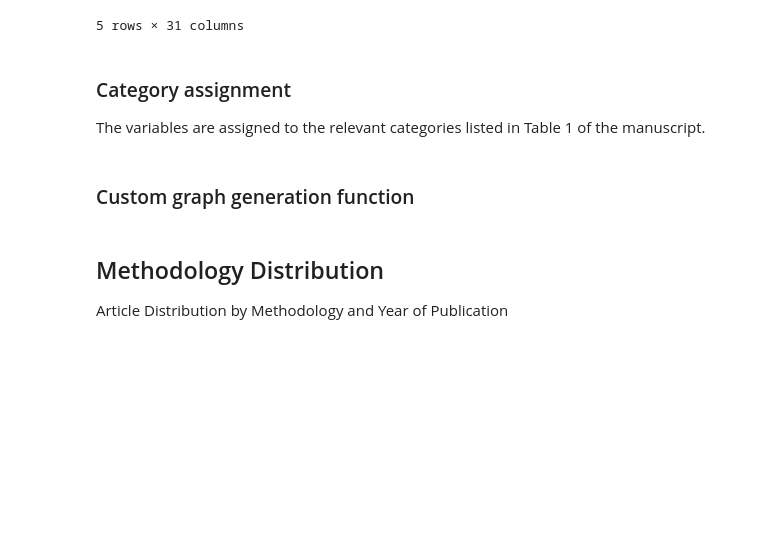
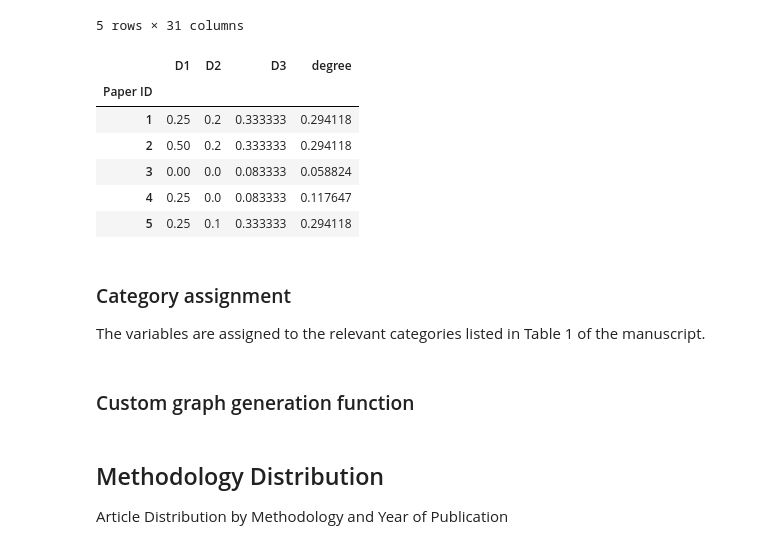
Before and after one commit to michad1111/reproducibility-analysis-ml-based-fdd-hvac, a Jupyter notebook: notebooks/3_plots_for_paper.ipynb, the cells around one changed output. Saved outputs shown, nothing was run; the diff lists cells and outputs as text; code cells hidden in the pictures; blank space fills up the shorter version.

```diff
--- a/notebooks/3_plots_for_paper.ipynb
+++ b/notebooks/3_plots_for_paper.ipynb
@@ -59,6 +62,17 @@ data_numeric.head(5)
 | 4 | https://doi.org/10.1109/AIKIIE600... | 10.1109/AIKIIE60097.2023.10390401 | MB+ML | IEEE | 2023.0 | 0 | 0 | 0 | ... |
 | 5 | https://doi.org/10.1109/ICICT5590... | 10.1109/ICICT55905.2022.00043 | MB+ML+KB | IEEE | 2022.0 | 0 | 1 | 0 | ... |
 5 rows × 31 columns
+# %%
+score_dimension = pd.read_csv(f'{data_path}score_dimension.csv', index_col=0)
+score_dimension.head(5)
+# %% [output]
+|  | D1 | D2 | D3 | degree |
+| Paper ID |  |  |  |  |
+| 1 | 0.25 | 0.2 | 0.333333 | 0.294118 |
+| 2 | 0.50 | 0.2 | 0.333333 | 0.294118 |
+| 3 | 0.00 | 0.0 | 0.083333 | 0.058824 |
+| 4 | 0.25 | 0.0 | 0.083333 | 0.117647 |
+| 5 | 0.25 | 0.1 | 0.333333 | 0.294118 |
 # %% [markdown]
 ### Category assignment
 The variables are assigned to the relevant categories listed in Table 1 of the manuscript.
```
Also changed, not shown: parts of 9 cells of this notebook, 13 other files.
